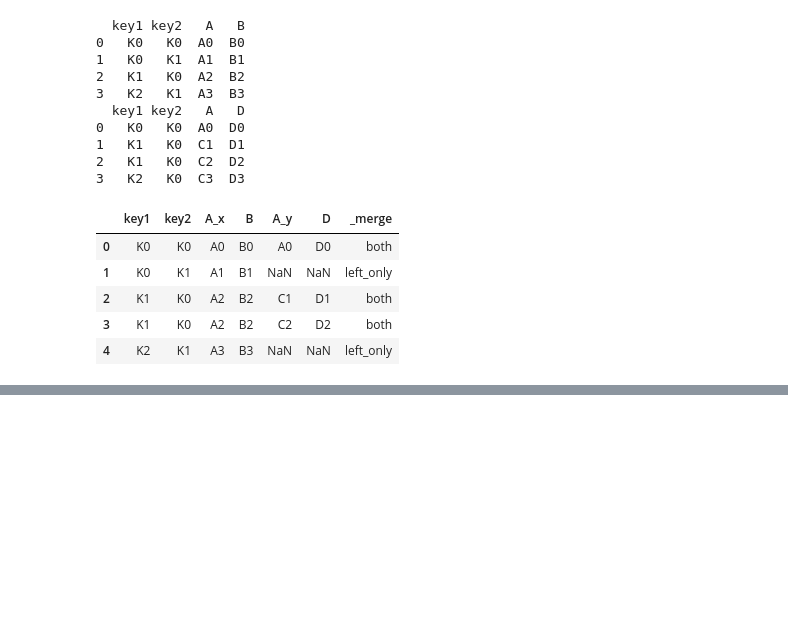
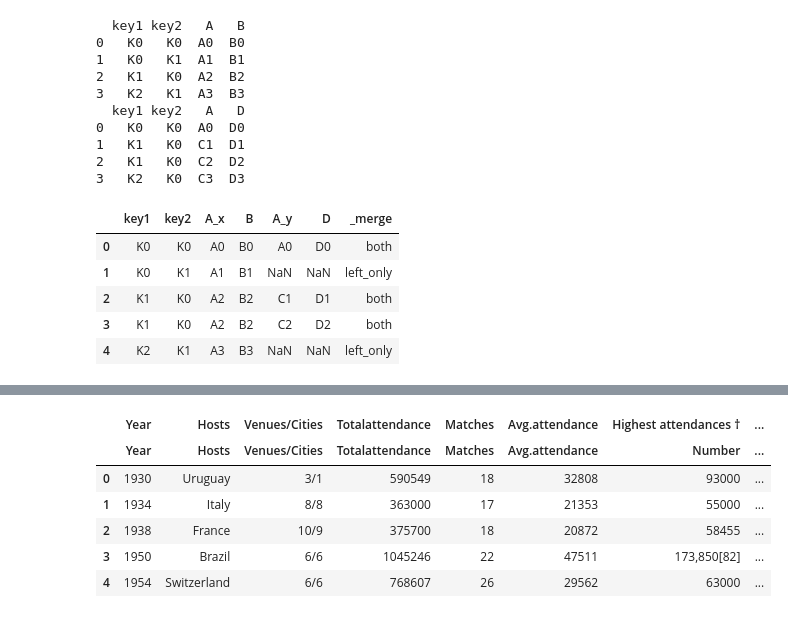
Before and after one commit to yuna-liu/Databehandling-Yuna-Liu, a Jupyter notebook: Code-alongs/L3-merge.ipynb, the cells around one changed output, grey strips where cells are left out. Cells and saved outputs as stored; diff of their text form; code cells hidden in the pictures; blank space fills up the shorter version.

```diff
--- a/Code-alongs/L3-merge.ipynb
+++ b/Code-alongs/L3-merge.ipynb
@@ -178,0 +240,12 @@ ImportError: lxml not found, please install it
+# %%
+fifa_tables = pd.read_html("https://en.wikipedia.org/wiki/FIFA_World_Cup", match="Highest attendances")
+
+fifa_tables[0].head()
+# %% [output]
+|  | Year | Hosts | Venues/Cities | Totalattendance | Matches | Avg.attendance | Highest attendances † | ... |
+|  | Year | Hosts | Venues/Cities | Totalattendance | Matches | Avg.attendance | Number | ... |
+| 0 | 1930 | Uruguay | 3/1 | 590549 | 18 | 32808 | 93000 | ... |
+| 1 | 1934 | Italy | 8/8 | 363000 | 17 | 21353 | 55000 | ... |
+| 2 | 1938 | France | 10/9 | 375700 | 18 | 20872 | 58455 | ... |
+| 3 | 1950 | Brazil | 6/6 | 1045246 | 22 | 47511 | 173,850[82] | ... |
+| 4 | 1954 | Switzerland | 6/6 | 768607 | 26 | 29562 | 63000 | ... |
```
Also changed, not shown: parts of 7 cells of this notebook.
